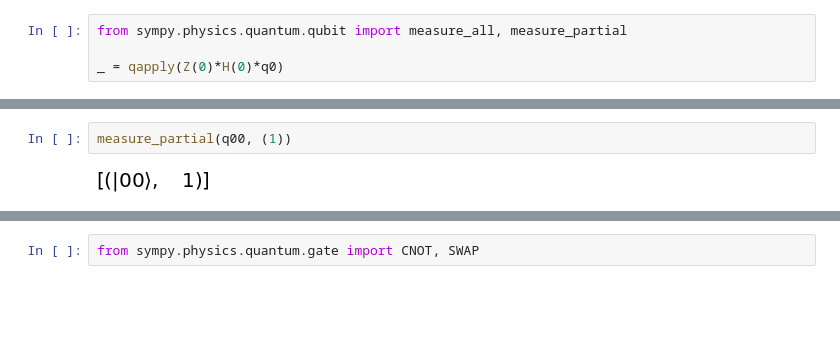
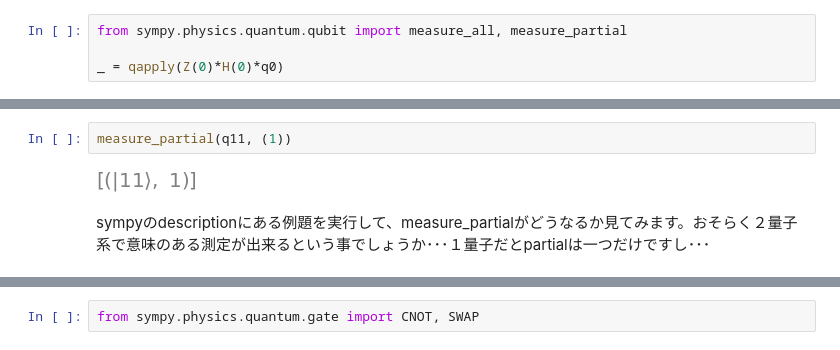
Before and after one commit to hiroshi0530/wa-src, a Jupyter notebook: article/library/sympy/qc/qc_nb.ipynb, the cells around one changed output, grey strips where cells are left out. Drawn from its saved outputs; the diff is of its cells as text; blank space fills up the shorter version.

```diff
--- a/article/library/sympy/qc/qc_nb.ipynb
+++ b/article/library/sympy/qc/qc_nb.ipynb
@@ -243,7 +247,9 @@ measure_partial(q00, (0,))
 # %%
-measure_partial(q00, (1))
+measure_partial(q11, (1))
 # %% [output]
-[figure, old version]
+[figure, new version]
+# %% [markdown]
+sympyのdescriptionにある例題を実行して、measure_partialがどうなるか見てみます。おそらく２量子系で意味のある測定が出来るという事でしょうか･･･１量子だとpartialは一つだけですし･･･
 # %%
 qapply(H(0)*H(1)*Qubit('00'))
 # %% [output]
```
Also changed, not shown: parts of 77 cells of this notebook, 47 other files.
